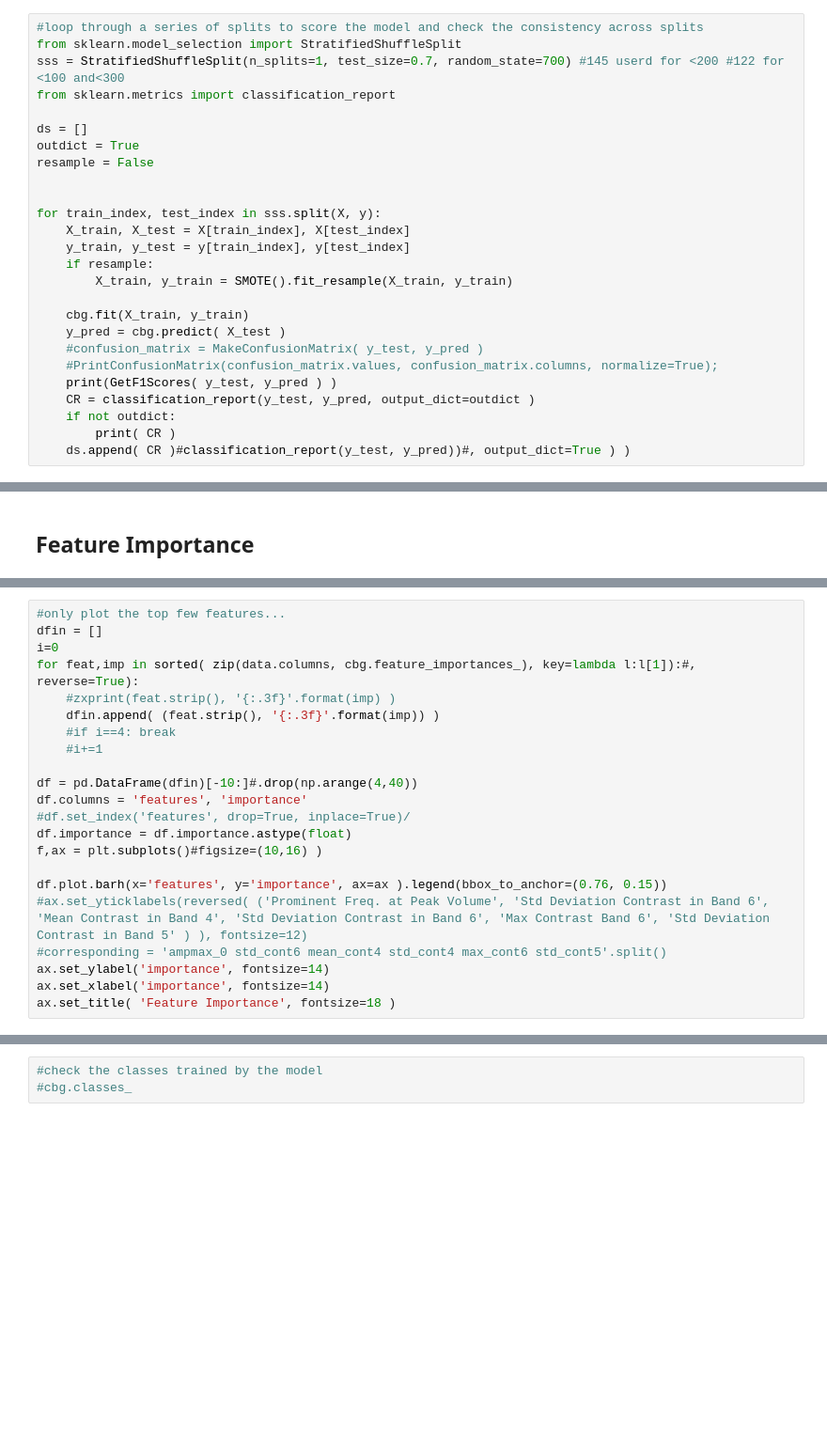
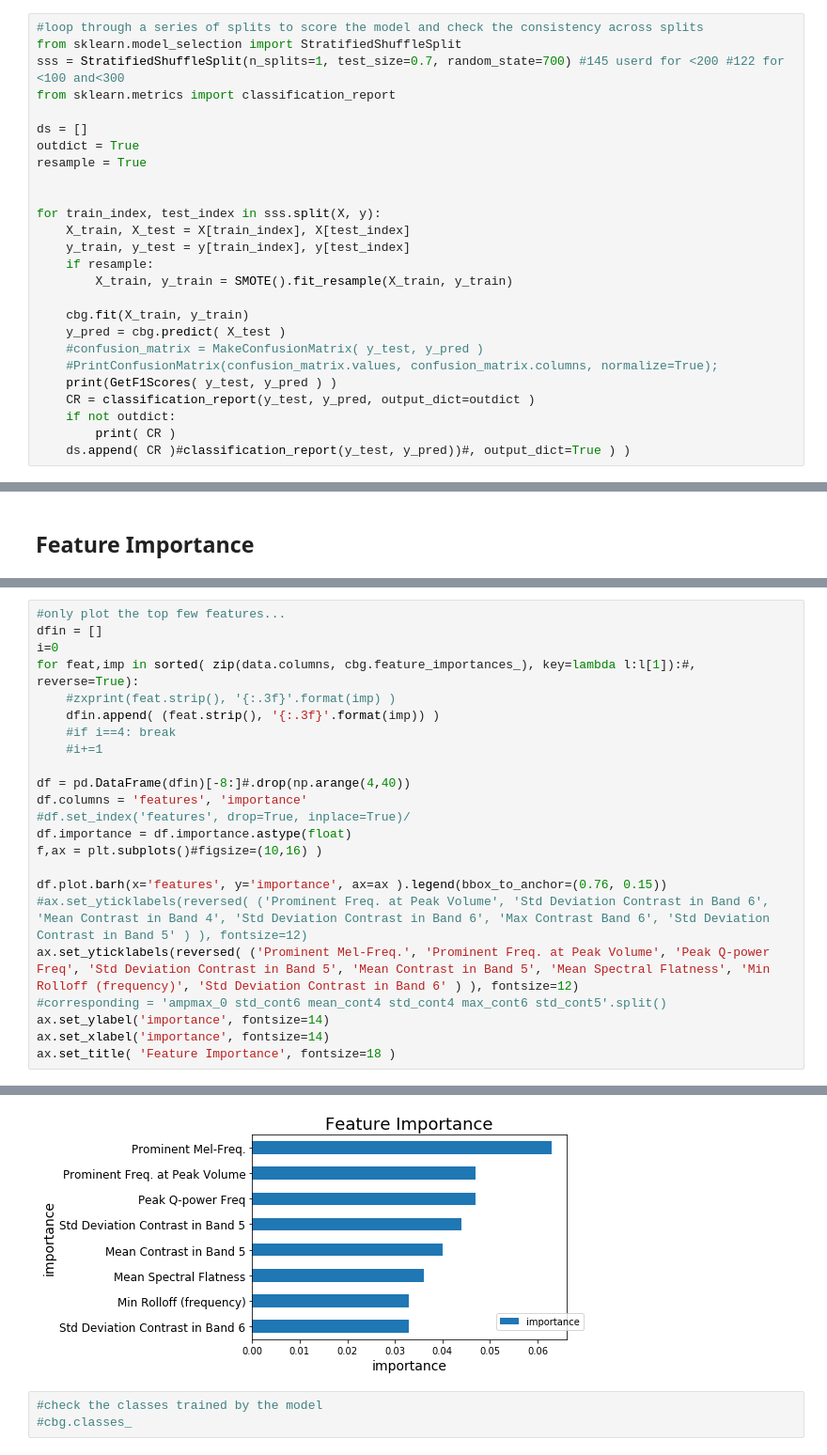
Before and after one commit to chrisseymour/birdsounder-model, a Jupyter notebook: DeployModel.ipynb, the cells around one changed output, grey strips where cells are left out. Shown at 94% size. Cells and saved outputs as stored; diff of their text form; blank space fills up the shorter version.

```diff
--- a/DeployModel.ipynb
+++ b/DeployModel.ipynb
@@ -222,7 +240,7 @@ from sklearn.metrics import classification_report
 
 ds = []
 outdict = True
-resample = False
+resample = True
 
 
 for train_index, test_index in sss.split(X, y):
@@ -413,7 +448,7 @@ for feat,imp in sorted( zip(data.columns, cbg.feature_importances_), key=lambda
     #if i==4: break
     #i+=1
 
-df = pd.DataFrame(dfin)[-10:]#.drop(np.arange(4,40))
+df = pd.DataFrame(dfin)[-8:]#.drop(np.arange(4,40))
 df.columns = 'features', 'importance'
 #df.set_index('features', drop=True, inplace=True)/
 df.importance = df.importance.astype(float)
@@ -421,7 +456,9 @@ f,ax = plt.subplots()#figsize=(10,16) )
 
 df.plot.barh(x='features', y='importance', ax=ax ).legend(bbox_to_anchor=(0.76, 0.15))
 #ax.set_yticklabels(reversed( ('Prominent Freq. at Peak Volume', 'Std Deviation Contrast in Band 6', 'Mean Contrast in Band 4', 'Std Deviation Contrast in Band 6', 'Max Contrast Band 6', 'Std Deviation Contrast in Band 5' ) ), fontsize=12)
+ax.set_yticklabels(reversed( ('Prominent Mel-Freq.', 'Prominent Freq. at Peak Volume', 'Peak Q-power Freq', 'Std Deviation Contrast in Band 5', 'Mean Contrast in Band 5', 'Mean Spectral Flatness', 'Min Rolloff (frequency)', 'Std Deviation Contrast in Band 6' ) ), fontsize=12)
 #corresponding = 'ampmax_0 std_cont6 mean_cont4 std_cont4 max_cont6 std_cont5'.split()
 ax.set_ylabel('importance', fontsize=14)
 ax.set_xlabel('importance', fontsize=14)
 ax.set_title( 'Feature Importance', fontsize=18 )
+# %% [output]
@@ -428,3 +466,4 @@ ax.set_title( 'Feature Importance', fontsize=18 )
+[figure, added]
 # %%
 #check the classes trained by the model
 #cbg.classes_
```
Also changed, not shown: parts of 11 cells of this notebook, 2 other files.
